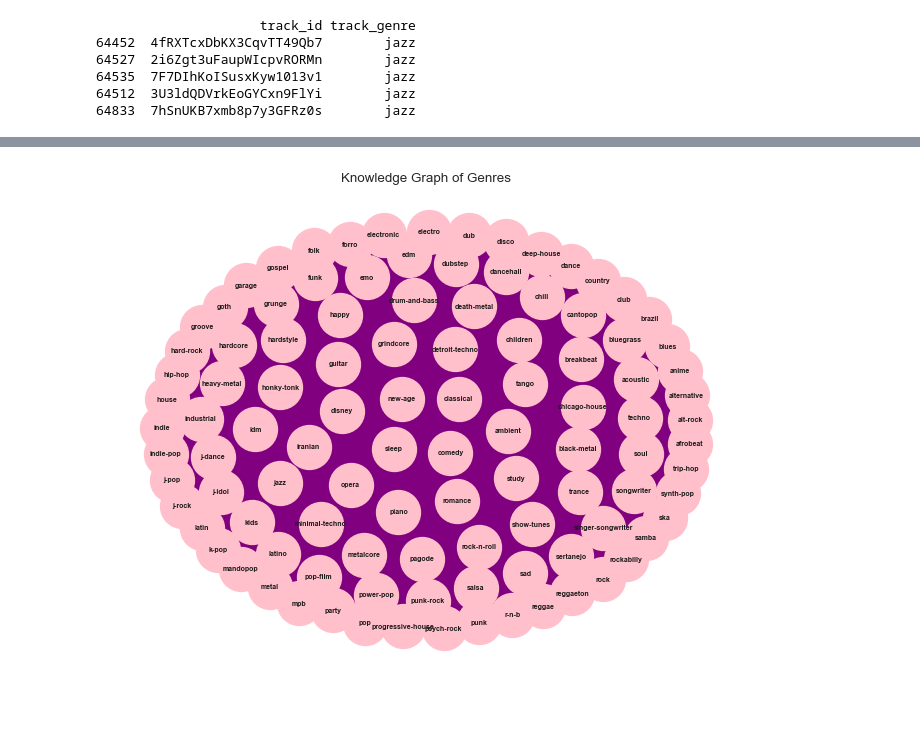
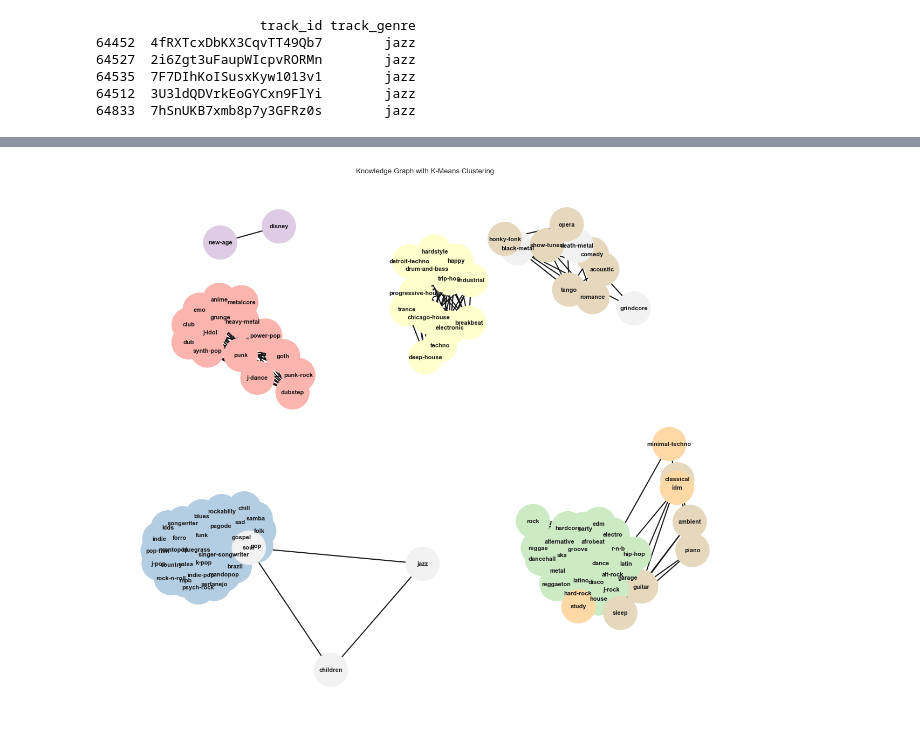
Before and after one commit to jjdrisco/Hybrid_Graph-Based_Content_Filtering_for_Enhanced_Music_Recommendation, a Jupyter notebook: music_data_knowledge_graphs.ipynb, the cells around one changed output, grey strips where cells are left out. Saved outputs shown, nothing was run; the diff lists cells and outputs as text; code cells hidden in the pictures; blank space fills up the shorter version.

```diff
--- a/music_data_knowledge_graphs.ipynb
+++ b/music_data_knowledge_graphs.ipynb
@@ -170,6 +170,13 @@ plt.show()
-# %%
-nx.draw(knowledge_graph, nx.kamada_kawai_layout(knowledge_graph), with_labels=True, node_size=1000, node_color='pink', font_size=5, font_weight='bold', edge_color='purple', width=2)
-plt.title("Knowledge Graph of Genres")
-plt.show()
-# %% [output]
-[figure, removed]
+# %%
+import matplotlib.cm as cm
+colormap = cm.get_cmap('Pastel1', len(set(clusters)))
+node_colors = [colormap(cluster) for cluster in clusters]
+
+pos = nx.spring_layout(knowledge_graph, k=1, iterations=100, seed=73)  # Increase k for better spacing
+
+plt.figure(figsize=(12, 10))
+nx.draw(knowledge_graph, pos, with_labels=True, node_size=2000, node_color=node_colors, font_size=8, font_weight='bold', width=1.5)
+plt.title("Knowledge Graph with K-Means Clustering")
+plt.show()
+# %% [output]
+[figure, added]
```
Also changed, not shown: parts of 8 cells of this notebook.
